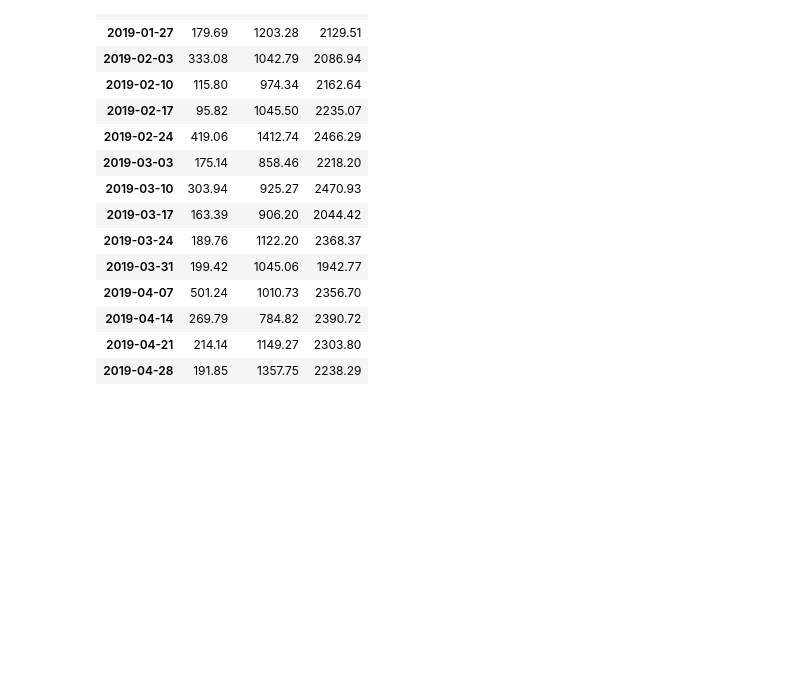
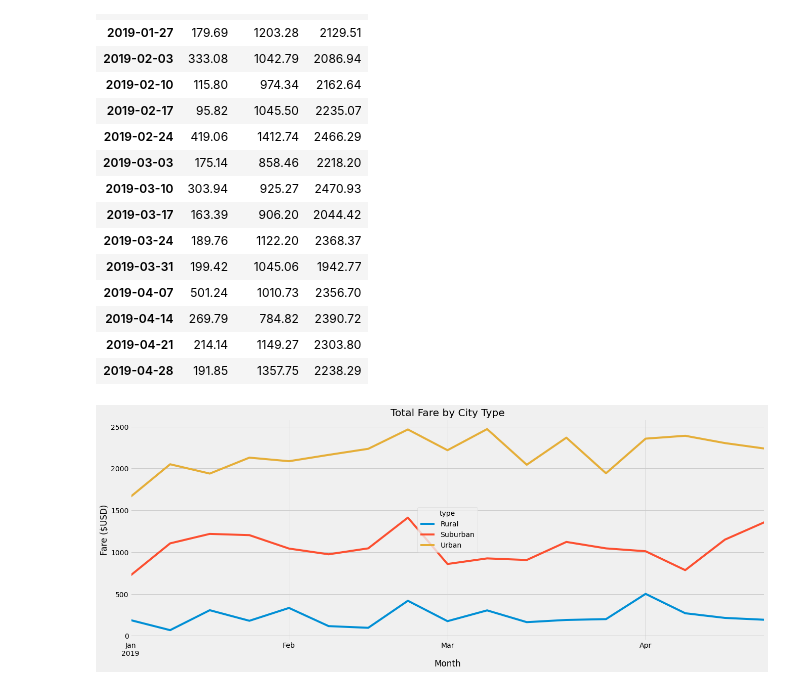
Before and after one commit to carolinacraus/PyBer_Analysis, a Jupyter notebook: PyBer_Challenge.ipynb, the cells around one changed output. Cells and saved outputs as stored; diff of their text form; code cells hidden in the pictures; blank space fills up the shorter version.

Commit message:
resample plot

```diff
--- a/PyBer_Challenge.ipynb
+++ b/PyBer_Challenge.ipynb
@@ -223,7 +222,22 @@ pyber_pivot_df_weekly
 # %%
 # 8. Using the object-oriented interface method, plot the resample DataFrame using the df.plot() function.
 
 # Import the style from Matplotlib.
 from matplotlib import style
 # Use the graph style fivethirtyeight.
 style.use('fivethirtyeight')
+
+# Create a plot
+ax = pyber_pivot_df_weekly.plot(figsize=(20, 7.5))
+
+# Create titles, axis labels, and legend
+ax.set_title("Total Fare by City Type")
+ax.set_ylabel("Fare ($USD)")
+ax.set_xlabel("Month")
+
+# Save plot to analysis folder
+plt.savefig("analysis/pyber_challenge.png")
+
+plt.show()
+# %% [output]
+[figure, added]
```
Also changed, not shown: parts of 1 cell of this notebook, 2 other files.
